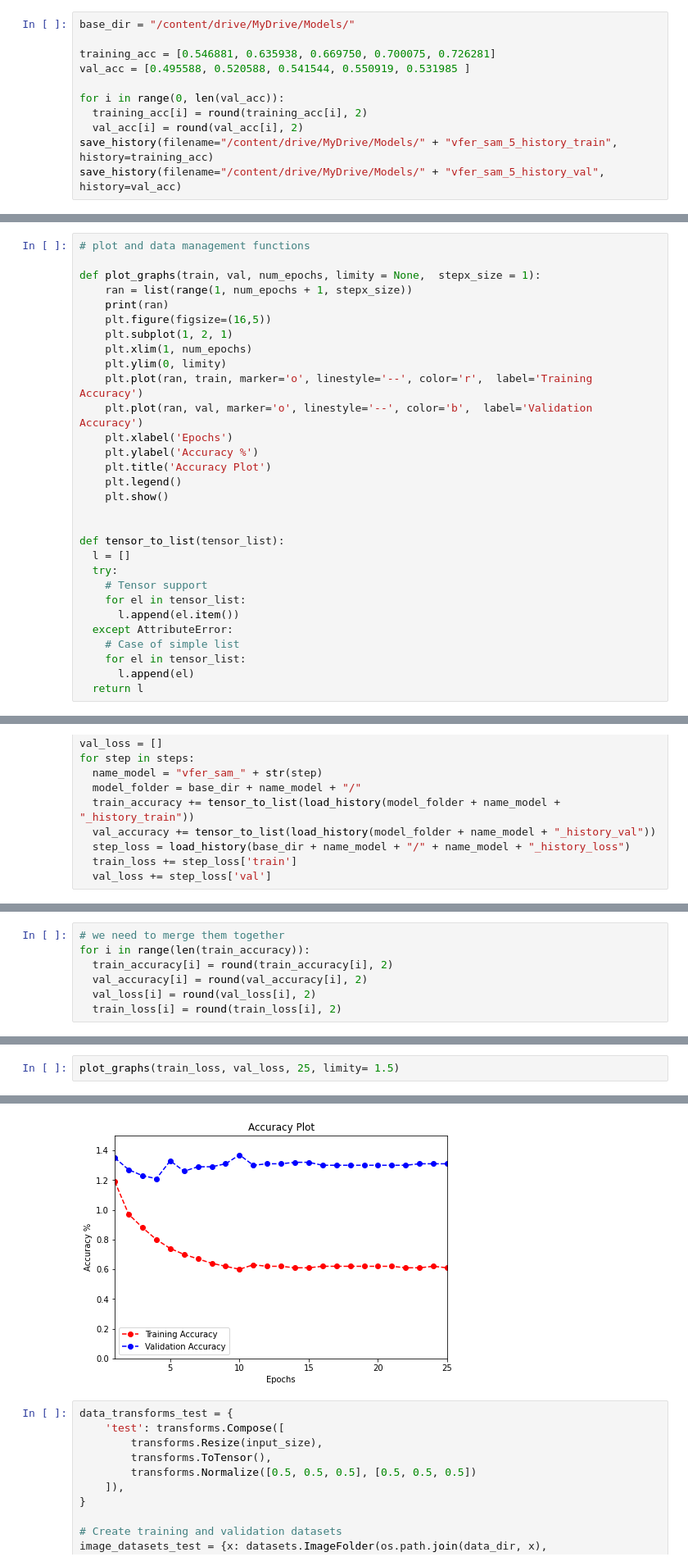
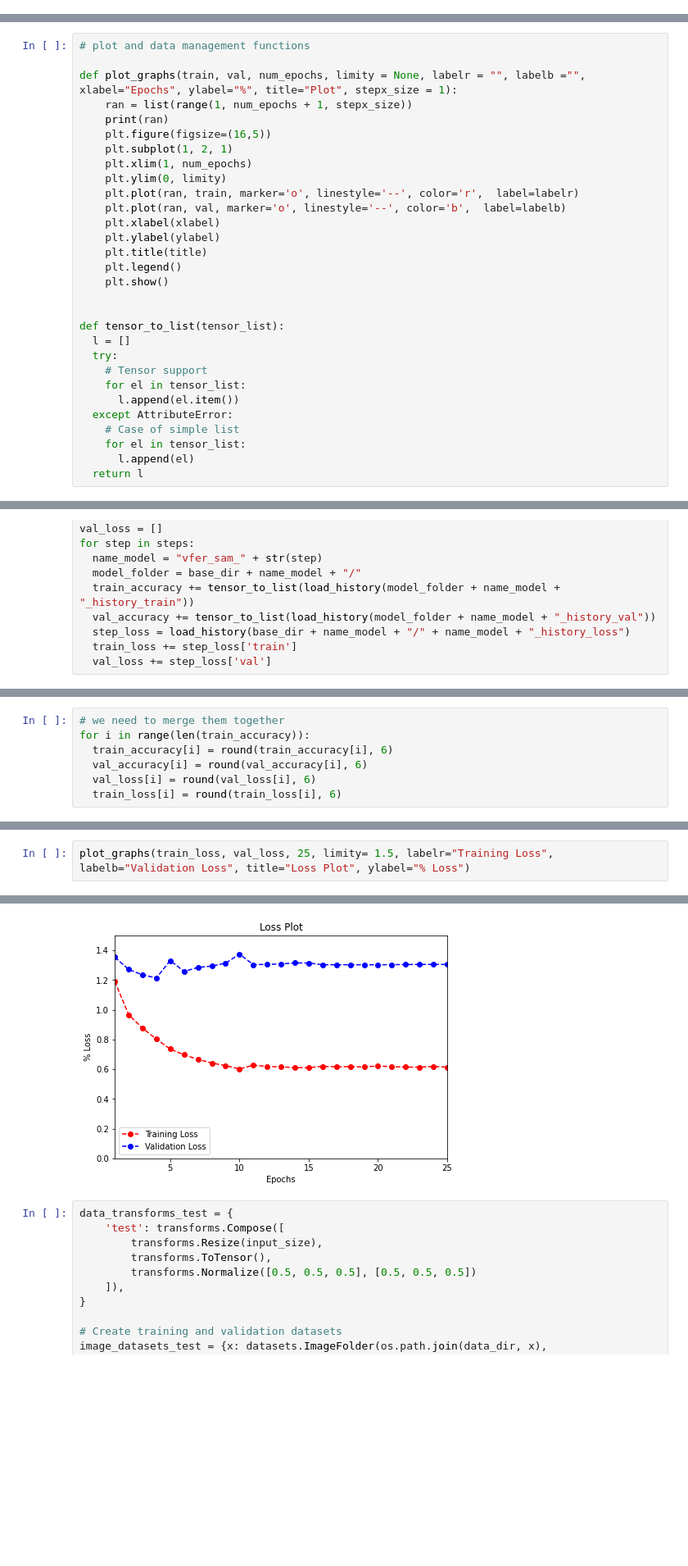
Before and after one commit to kode-git/vfer, a Jupyter notebook: ViT_Face_Emotion_Recognition.ipynb, the cells around one changed output, grey strips where cells are left out. Shown at 82% size. Saved outputs shown, nothing was run; the diff lists cells and outputs as text; blank space fills up the shorter version.

```diff
--- a/ViT_Face_Emotion_Recognition.ipynb
+++ b/ViT_Face_Emotion_Recognition.ipynb
@@ -1822,17 +1823,6 @@ Epoch 5 complete in. 95m 48s  and with a learning rate of 0.0001
 ------------
 Training complete in 478m 44s
 Best val accuracy: 0.552574
-# %%
-base_dir = "/content/drive/MyDrive/Models/"
-
-training_acc = [0.546881, 0.635938, 0.669750, 0.700075, 0.726281]
-val_acc = [0.495588, 0.520588, 0.541544, 0.550919, 0.531985 ]
-
-for i in range(0, len(val_acc)):
-  training_acc[i] = round(training_acc[i], 2)
-  val_acc[i] = round(val_acc[i], 2)
-save_history(filename="/content/drive/MyDrive/Models/" + "vfer_sam_5_history_train", history=training_acc)
-save_history(filename="/content/drive/MyDrive/Models/" + "vfer_sam_5_history_val", history=val_acc)
 # %% [markdown]
 ## 7. Evaluation
 # %% [markdown]
@@ -1840,18 +1832,18 @@ save_history(filename="/content/drive/MyDrive/Models/" + "vfer_sam_5_history_val
 # %%
 # plot and data management functions
 
-def plot_graphs(train, val, num_epochs, limity = None,  stepx_size = 1):
+def plot_graphs(train, val, num_epochs, limity = None, labelr = "", labelb ="", xlabel="Epochs", ylabel="%", title="Plot", stepx_size = 1):
     ran = list(range(1, num_epochs + 1, stepx_size))
     print(ran)
     plt.figure(figsize=(16,5))
     plt.subplot(1, 2, 1)
     plt.xlim(1, num_epochs)
     plt.ylim(0, limity)
-    plt.plot(ran, train, marker='o', linestyle='--', color='r',  label='Training Accuracy')
-    plt.plot(ran, val, marker='o', linestyle='--', color='b',  label='Validation Accuracy')
-    plt.xlabel('Epochs')
-    plt.ylabel('Accuracy %')
-    plt.title('Accuracy Plot')
+    plt.plot(ran, train, marker='o', linestyle='--', color='r',  label=labelr)
+    plt.plot(ran, val, marker='o', linestyle='--', color='b',  label=labelb)
+    plt.xlabel(xlabel)
+    plt.ylabel(ylabel)
+    plt.title(title)
     plt.legend()
     plt.show()
 
@@ -1890,9 +1925,9 @@ for step in steps:
 # %%
 # we need to merge them together
 for i in range(len(train_accuracy)):
-  train_accuracy[i] = round(train_accuracy[i], 2)
-  val_accuracy[i] = round(val_accuracy[i], 2)
-  val_loss[i] = round(val_loss[i], 2)
-  train_loss[i] = round(train_loss[i], 2)
+  train_accuracy[i] = round(train_accuracy[i], 6)
+  val_accuracy[i] = round(val_accuracy[i], 6)
+  val_loss[i] = round(val_loss[i], 6)
+  train_loss[i] = round(train_loss[i], 6)
 # %%
 # accuracy plot
@@ -1907,8 +1938,8 @@ plot_graphs(train_accuracy, val_accuracy, 25)
 # %%
-plot_graphs(train_loss, val_loss, 25, limity= 1.5)
+plot_graphs(train_loss, val_loss, 25, limity= 1.5, labelr="Training Loss", labelb="Validation Loss", title="Loss Plot", ylabel="% Loss")
 # %% [output]
 [1, 2, 3, 4, 5, 6, 7, 8, 9, 10, 11, 12, 13, 14, 15, 16, 17, 18, 19, 20, 21, 22, 23, 24, 25]
-[figure, old version]
+[figure, new version]
 # %%
 data_transforms_test = {
     'test': transforms.Compose([
```
Also changed, not shown: parts of 17 cells of this notebook.
